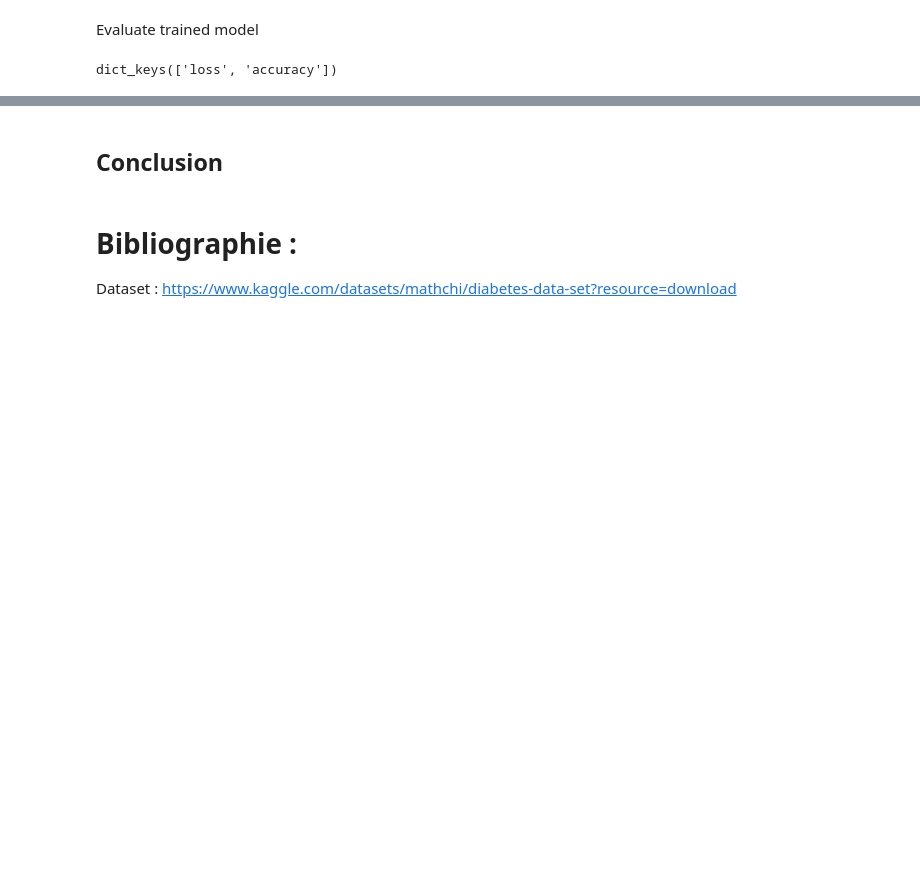
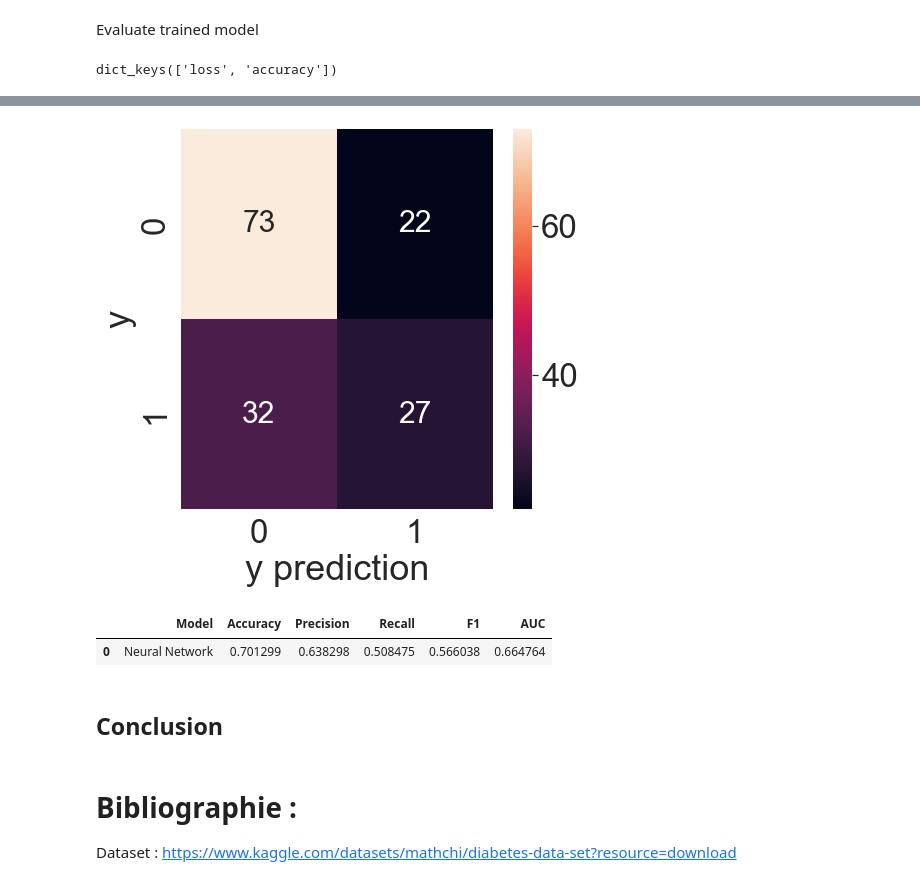
Before and after one commit to Barucee/Portfolio, a Jupyter notebook: Diabetes/Code/Diabete disease detection.ipynb, the cells around one changed output, grey strips where cells are left out. Saved outputs shown, nothing was run; the diff lists cells and outputs as text; code cells hidden in the pictures; blank space fills up the shorter version.

```diff
--- a/Diabetes/Code/Diabete disease detection.ipynb
+++ b/Diabetes/Code/Diabete disease detection.ipynb
@@ -926,3 +912,5 @@ Epoch 200/200
+# %%
+ANN_model =  tf.keras.models.load_model('../Model/ANN_model.h5')
 # %% [markdown]
 Assessment of the model
 # %%
@@ -951,3 +938,0 @@ array([[2.07685307e-01],
-# %%
-y_pred_ANN = (y_pred_ANN > 0.5)
-y_pred_ANN
@@ -971,0 +939,4 @@ array([[False],
+# %%
+#Now we'll convert the probabilities into 0 and 1
+y_pred_ANN = np.where(y_pred_ANN >= 0.5, 1, 0)
+y_pred_ANN
@@ -991,6 +975,13 @@ NameError: name 'confusion_matrix' is not defined
+# %%
+plot_confusion_matrix(y_pred_ANN)
+# %% [output]
+[figure, added]
 # %%
 Results_ANN = pd.DataFrame.from_dict({'Model': ['Neural Network'], 'Accuracy': [accuracy_score(y_test, y_pred_ANN)], 'Precision': [precision_score(y_test, y_pred_ANN)], 'Recall': [recall_score(y_test, y_pred_ANN)], 'F1': [f1_score(y_test, y_pred_ANN)], 'AUC': [roc_auc_score(y_test, y_pred_ANN)]})
 Results_ANN
+# %% [output]
+|  | Model | Accuracy | Precision | Recall | F1 | AUC |
+| 0 | Neural Network | 0.701299 | 0.638298 | 0.508475 | 0.566038 | 0.664764 |
 # %% [markdown]
 ## Conclusion
 # %% [markdown]
```
Also changed, not shown: parts of 36 cells of this notebook, 59 other files.
